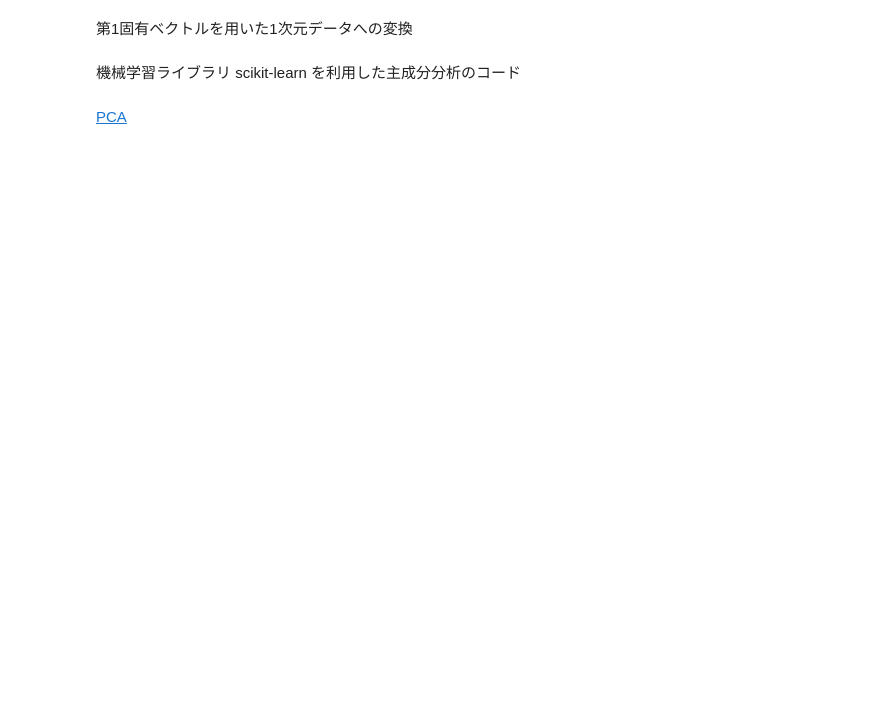
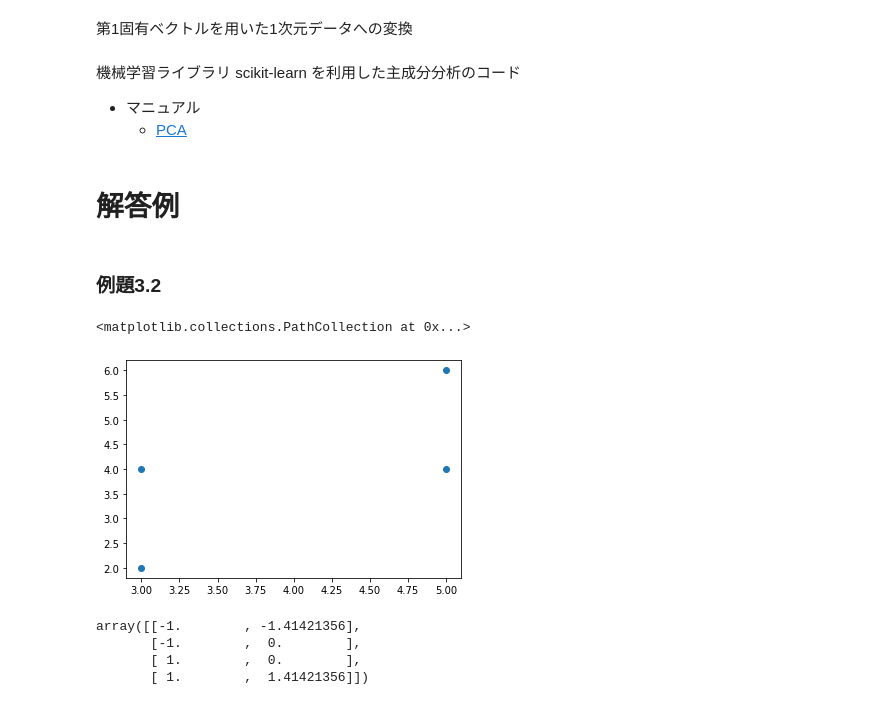
Before and after one commit to MasahiroAraki/SpeechRecognition, a Jupyter notebook: Python/chap03.ipynb, the cells around one changed output. Saved outputs shown, nothing was run; the diff lists cells and outputs as text; code cells hidden in the pictures; blank space fills up the shorter version.

```diff
--- a/Python/chap03.ipynb
+++ b/Python/chap03.ipynb
@@ -37,6 +84,28 @@ plt.scatter(X[:,0], X[:,1])
 # %% [markdown]
 第1固有ベクトルを用いた1次元データへの変換
-# %% [markdown]
-機械学習ライブラリ scikit-learn を利用した主成分分析のコード
 # %% [markdown]
-[PCA](https://scikit-learn.org/stable/modules/generated/sklearn.decomposition.PCA.html)
+機械学習ライブラリ scikit-learn を利用した主成分分析のコード
+
+- マニュアル
+  - [PCA](https://scikit-learn.org/stable/modules/generated/sklearn.decomposition.PCA.html)
+# %% [markdown]
+# 解答例
+# %% [markdown]
+### 例題3.2
+# %%
+import numpy as np
+import matplotlib.pyplot as plt
+
+X = np.array([[3,2],[3,4],[5,4],[5,6]])
+plt.scatter(X[:,0], X[:,1])
+# %% [output]
+<matplotlib.collections.PathCollection at 0x...>
+[figure, added]
+# %%
+X_normalized = (X - np.mean(X, axis=0)) / np.std(X, axis=0)  # ndarrayのブロードキャスト
+X_normalized
+# %% [output]
+array([[-1.        , -1.41421356],
+       [-1.        ,  0.        ],
+       [ 1.        ,  0.        ],
+       [ 1.        ,  1.41421356]])
```
Also changed, not shown: parts of 21 cells of this notebook.
